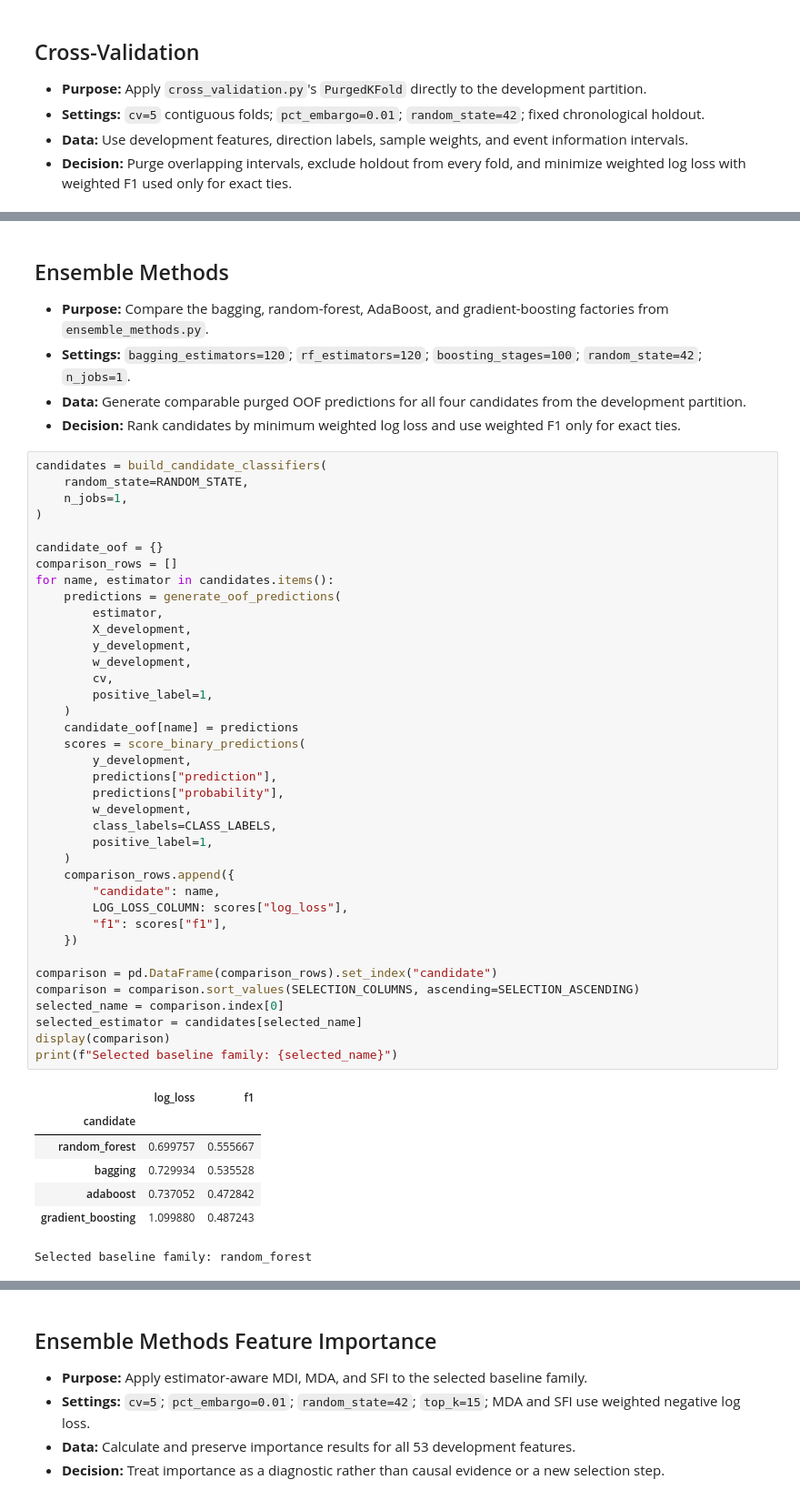
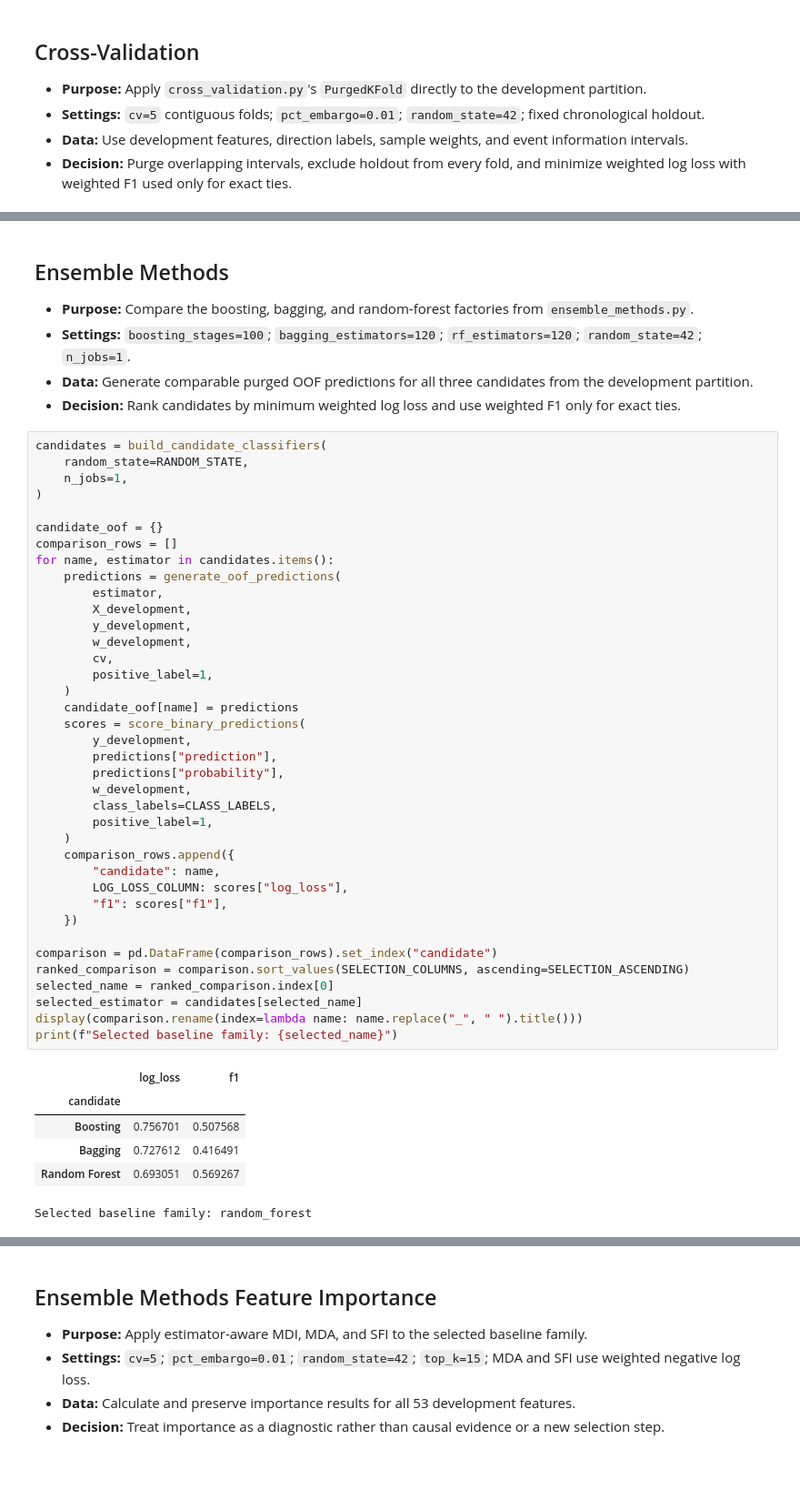
Before and after one commit to kwonjunhyuk9/equity-investing, a Jupyter notebook: notebooks/strategy_modeling/primary_model.ipynb, the cells around one changed output, grey strips where cells are left out. Shown at 91% size. Drawn from its saved outputs; the diff is of its cells as text; blank space fills up the shorter version.

```diff
--- a/notebooks/strategy_modeling/primary_model.ipynb
+++ b/notebooks/strategy_modeling/primary_model.ipynb
@@ -122,9 +123,9 @@ display(pd.Series({
 # %% [markdown]
 ## Ensemble Methods
 
-- **Purpose:** Compare the bagging, random-forest, AdaBoost, and gradient-boosting factories from `ensemble_methods.py`.
-- **Settings:** `bagging_estimators=120`; `rf_estimators=120`; `boosting_stages=100`; `random_state=42`; `n_jobs=1`.
-- **Data:** Generate comparable purged OOF predictions for all four candidates from the development partition.
+- **Purpose:** Compare the boosting, bagging, and random-forest factories from `ensemble_methods.py`.
+- **Settings:** `boosting_stages=100`; `bagging_estimators=120`; `rf_estimators=120`; `random_state=42`; `n_jobs=1`.
+- **Data:** Generate comparable purged OOF predictions for all three candidates from the development partition.
 - **Decision:** Rank candidates by minimum weighted log loss and use weighted F1 only for exact ties.
 # %%
 candidates = build_candidate_classifiers(
@@ -137,40 +138,39 @@ comparison_rows = []
 for name, estimator in candidates.items():
     predictions = generate_oof_predictions(
         estimator,
         X_development,
         y_development,
         w_development,
         cv,
         positive_label=1,
     )
     candidate_oof[name] = predictions
     scores = score_binary_predictions(
         y_development,
         predictions["prediction"],
         predictions["probability"],
         w_development,
         class_labels=CLASS_LABELS,
         positive_label=1,
     )
     comparison_rows.append({
         "candidate": name,
         LOG_LOSS_COLUMN: scores["log_loss"],
         "f1": scores["f1"],
     })
 
 comparison = pd.DataFrame(comparison_rows).set_index("candidate")
-comparison = comparison.sort_values(SELECTION_COLUMNS, ascending=SELECTION_ASCENDING)
-selected_name = comparison.index[0]
+ranked_comparison = comparison.sort_values(SELECTION_COLUMNS, ascending=SELECTION_ASCENDING)
+selected_name = ranked_comparison.index[0]
 selected_estimator = candidates[selected_name]
-display(comparison)
+display(comparison.rename(index=lambda name: name.replace("_", " ").title()))
 print(f"Selected baseline family: {selected_name}")
 # %% [output]
 |  | log_loss | f1 |
 | candidate |  |  |
-| random_forest | 0.699757 | 0.555667 |
-| bagging | 0.729934 | 0.535528 |
-| adaboost | 0.737052 | 0.472842 |
-| gradient_boosting | 1.099880 | 0.487243 |
+| Boosting | 0.756701 | 0.507568 |
+| Bagging | 0.727612 | 0.416491 |
+| Random Forest | 0.693051 | 0.569267 |
 Selected baseline family: random_forest
 # %% [markdown]
 ## Ensemble Methods Learning Curves
```
Also changed, not shown: parts of 10 cells of this notebook, 12 other files.
